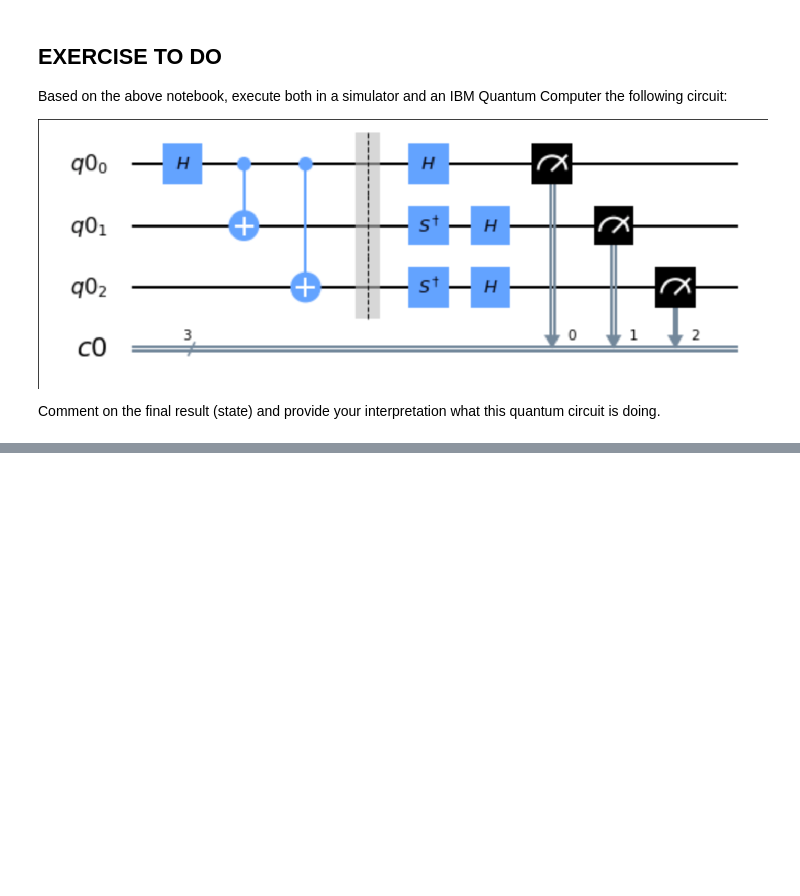
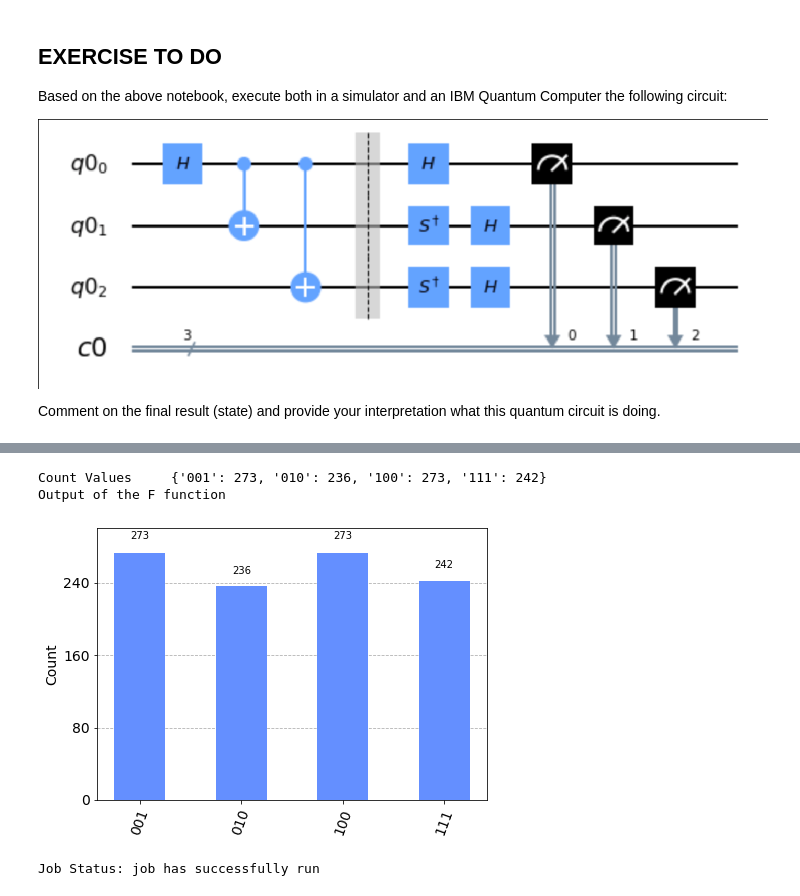
Before and after one commit to sameerhans21/quantis_lab, a Jupyter notebook: QUANTIS Notebook 2 Circuit in IBM Quantum Computer.ipynb, the cells around one changed output, grey strips where cells are left out. Cells and saved outputs as stored; diff of their text form; code cells hidden in the pictures; blank space fills up the shorter version.

```diff
--- a/QUANTIS Notebook 2 Circuit in IBM Quantum Computer.ipynb
+++ b/QUANTIS Notebook 2 Circuit in IBM Quantum Computer.ipynb
@@ -102,2 +131,8 @@ plot_histogram(counts)
 # %% [markdown]
 To execute on one of the real quantum computers, we only need to select it as backend. We will use *job_monitor* to have live information on the job status
+# %%
+from qiskit import IBMQ
+IBMQ.load_account()
+provider = IBMQ.get_provider(hub='ibm-q', group='open',
+project='main')
+provider.backends()
@@ -124,0 +221,22 @@ Comment on the final result (state) and provide your interpretation what this qu
+# %%
+# Executing on the IBM Q Experience simulator
+backend_sim = provider.get_backend('ibmq_qasm_simulator') # We choose the backend
+job_sim = execute(circuit, backend_sim, shots=1024) # We execute the circuit, selecting th
+
+result_sim = job_sim.result() # We collect the results
+counts = result_sim.get_counts(circuit) # We obtain the frequency of each result and we sh
+
+print("Count Values \t",counts)
+print("Output of the F function")
+plot_histogram(counts)
+# %% [output]
+Count Values     {'001': 273, '010': 236, '100': 273, '111': 242}
+Output of the F function
+[figure, added]
+# %%
+# Executing on the quantum computer
+backend = provider.get_backend('ibmq_lima')
+job_exp = execute(circuit, backend=backend)
+job_monitor(job_exp)
+# %% [output]
+Job Status: job has successfully run
```
Also changed, not shown: parts of 13 cells of this notebook.
